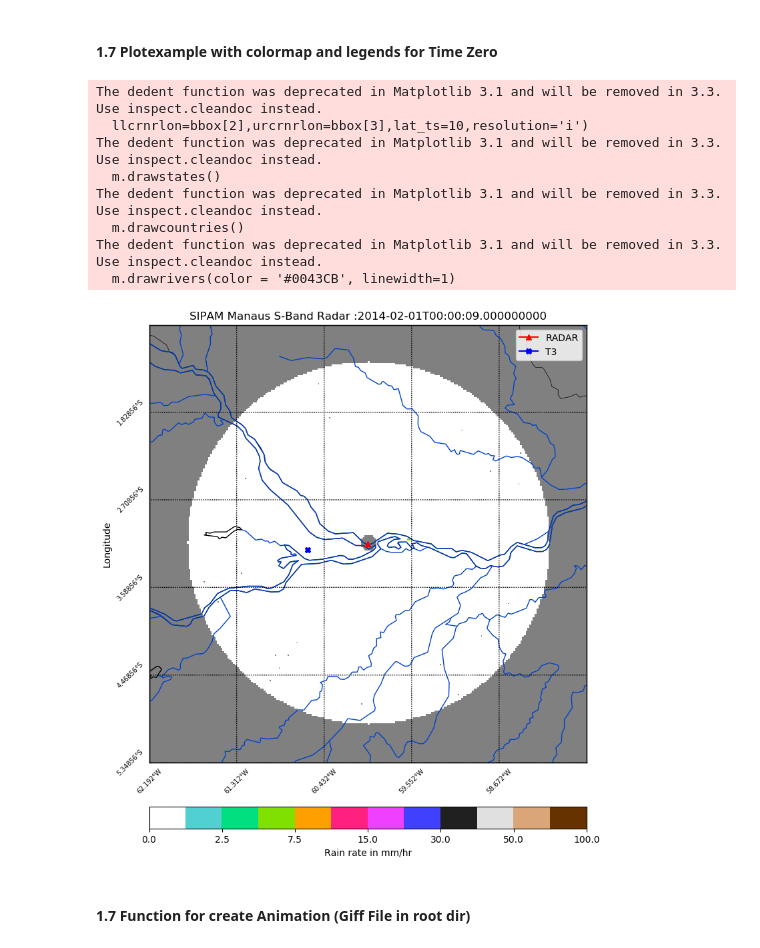
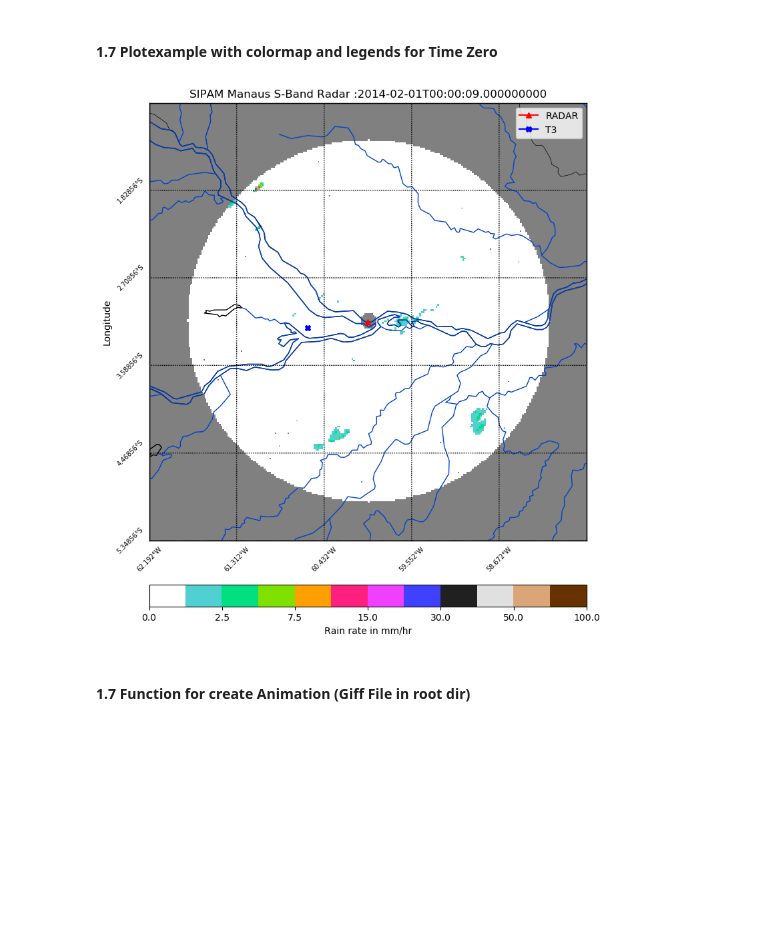
Before and after one commit to helvecioneto/CAP-394, a Jupyter notebook: 01-EDA.ipynb, the cells around one changed output. Drawn from its saved outputs; the diff is of its cells as text; code cells hidden in the pictures; blank space fills up the shorter version.

```diff
--- a/01-EDA.ipynb
+++ b/01-EDA.ipynb
@@ -210,17 +212,9 @@ plt.scatter(lon,lat,frames[figtime])
 #### 1.7 Plotexample with colormap and legends for Time Zero
 # %%
 from lib.radar_plot import radar_plot
-img = radar_plot(rr=ll[1],runit=runit,lat=lat,lon=lon,start_time=start_time,stop_time=stop_time)
+img = radar_plot(rr=frames[0],runit=runit,lat=lat,lon=lon,start_time=start_time,stop_time=stop_time)
 # %% [output]
-The dedent function was deprecated in Matplotlib 3.1 and will be removed in 3.3. Use inspect.cleandoc instead.
-  llcrnrlon=bbox[2],urcrnrlon=bbox[3],lat_ts=10,resolution='i')
-The dedent function was deprecated in Matplotlib 3.1 and will be removed in 3.3. Use inspect.cleandoc instead.
-  m.drawstates()
-The dedent function was deprecated in Matplotlib 3.1 and will be removed in 3.3. Use inspect.cleandoc instead.
-  m.drawcountries()
-The dedent function was deprecated in Matplotlib 3.1 and will be removed in 3.3. Use inspect.cleandoc instead.
-  m.drawrivers(color = '#0043CB', linewidth=1)
-[figure, old version]
+[figure, new version]
 # %%
 ### Without Radar range
 frame = np.nan_to_num(frames[10])
```
Also changed, not shown: parts of 4 cells of this notebook.
